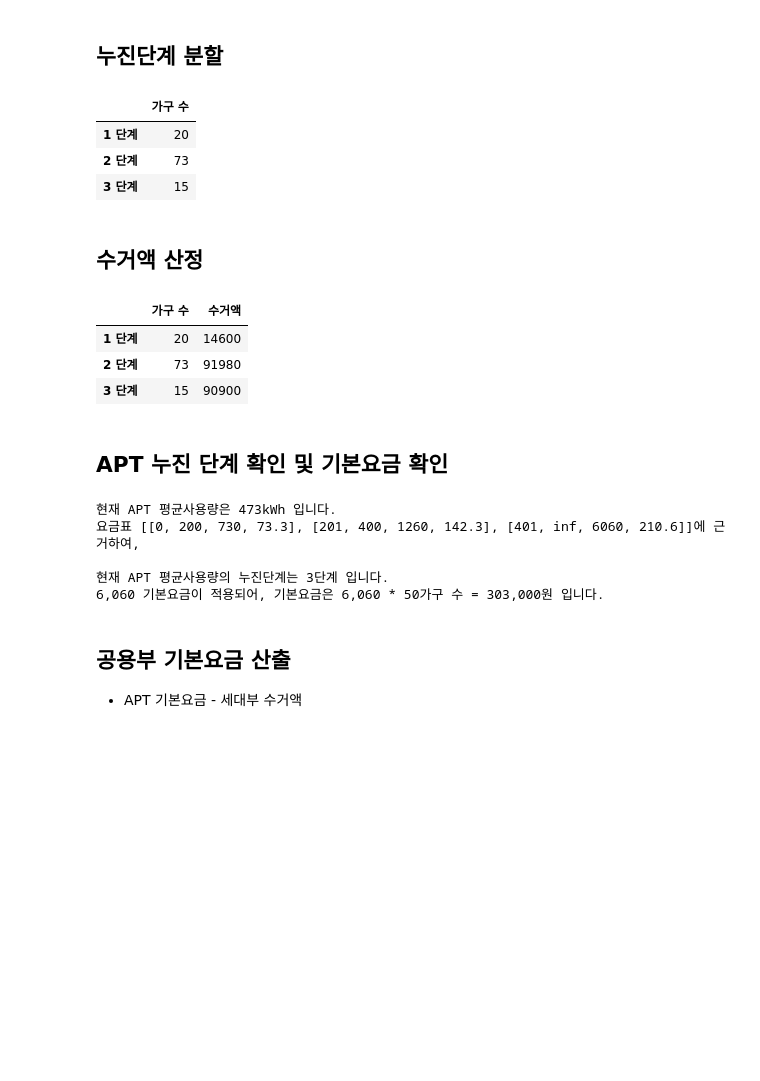
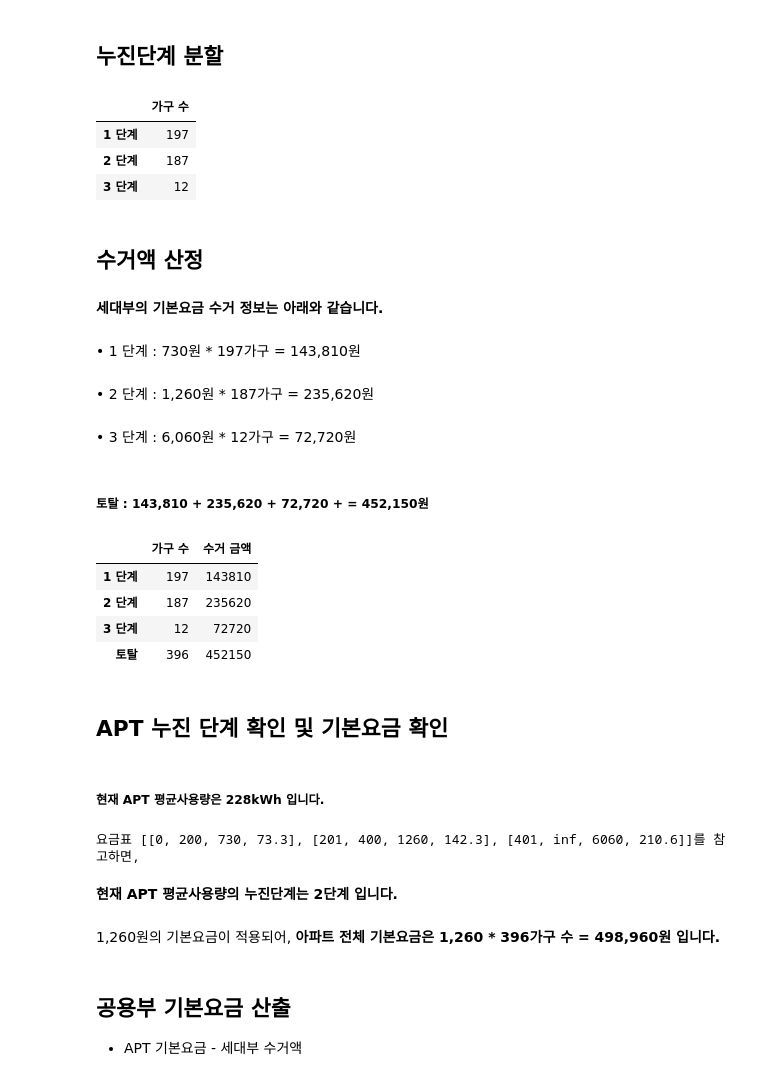
Before and after one commit to formegusto/what-is-public-fee, a Jupyter notebook: 공용부 예측 시뮬레이션 (보고서 쓸 때, 사용할 거).ipynb, the cells around one changed output. Cells and saved outputs as stored; diff of their text form; code cells hidden in the pictures; blank space fills up the shorter version.

Commit message:
update : 기본요금 작성 완료

```diff
--- a/공용부 예측 시뮬레이션 (보고서 쓸 때, 사용할 거).ipynb
+++ b/공용부 예측 시뮬레이션 (보고서 쓸 때, 사용할 거).ipynb
@@ -26,7 +23,7 @@ from src import crs
 from IPython.display import clear_output, Markdown, display
 # %%
 # 1. load_excel
-data_path = "data/apt_1.xlsx"
+data_path = "data/apt_all.xlsx"
 xlsx = pd.read_excel(data_path, header=None,
                      skiprows=2, engine="openpyxl")
 # %%
@@ -54,3 +53,13 @@ _m = m.copy()
 # %% [markdown]
 # 초기 정보 셋팅
 - 월, 공용부 차지 percentage
+# %%
+with open("test_data.json", "r") as f:
+    test_data_info = json.load(f, encoding='utf8')
+
+PUBLIC_PERCENTAGE = test_data_info['공용부 percentage']
+_month = test_data_info['월']
+h_cols = test_data_info['가구구성']
+# %%
+_m = _m[h_cols]
+_m[_m.columns[:10]].head()
@@ -57,6 +74,4 @@ _m = m.copy()
 # %%
-_month = 1
-
 month_df = pd.DataFrame(_m.loc[_month])
 month_df.reset_index(inplace=True)
 
@@ -64,7 +79,6 @@ month_df.columns = ['name', 'usage (kWh)']
 
 households_kWh = month_df['usage (kWh)'].sum()
 households_count = len(month_df)
-PUBLIC_PERCENTAGE = 30
 APT = round((households_kWh * 100) / (100 - PUBLIC_PERCENTAGE))
 
 APT_mean = round(APT / households_count)
@@ -129,35 +143,61 @@ for step, _f in enumerate(fee):
         count = len(month_df[month_df['usage (kWh)'] >= now_kWh])
         nugin_dist.loc['{} 단계'.format(step + 1)] = [count]
 
+
 nugin_dist.head()
 # %% [output]
 |  | 가구 수 |
-| 1 단계 | 20 |
-| 2 단계 | 73 |
-| 3 단계 | 15 |
+| 1 단계 | 197 |
+| 2 단계 | 187 |
+| 3 단계 | 12 |
 # %% [markdown]
 ## 수거액 산정
 # %%
 collect_basic = list()
 
 for step,count in enumerate(nugin_dist['가구 수'].values):
     basic = fee[step][2]
 
     collect_basic.append(basic * count)
 
-nugin_dist['수거액'] = collect_basic
+nugin_dist['수거 금액'] = collect_basic
+nugin_dist.loc['토탈'] = [nugin_dist['가구 수'].sum(), nugin_dist['수거 금액'].sum()]
+
+display(Markdown("**세대부의 기본요금 수거 정보는 아래와 같습니다.**"))
+# display(Markdown("**참고 요금표 : {}**".format(fee)))
+for idx, (name, row) in enumerate(nugin_dist.iterrows()):
+    if name != "토탈":
+        display(Markdown(
+            "• {} : {}원 * {}가구 = {}원<br/>".format(name,
+                                            format(fee[int(idx)][2], ","),
+                                           row['가구 수'],
+                                            format(row['수거 금액'], ","))
+        ))
+    else:
+        _ex = reduce(lambda acc,cur: acc + "{} + ".format(format(cur, ",")),
+                    nugin_dist['수거 금액'].values[:3], "")
+        display(Markdown(
+            "##### 토탈 : {} = {}원".format(_ex, format(row['수거 금액'], ","))
+        ))
+
 
 nugin_dist.head()
 # %% [output]
+**세대부의 기본요금 수거 정보는 아래와 같습니다.**
+• 1 단계 : 730원 * 197가구 = 143,810원<br/>
+• 2 단계 : 1,260원 * 187가구 = 235,620원<br/>
+• 3 단계 : 6,060원 * 12가구 = 72,720원<br/>
+##### 토탈 : 143,810 + 235,620 + 72,720 +  = 452,150원
-|  | 가구 수 | 수거액 |
-| 1 단계 | 20 | 14600 |
-| 2 단계 | 73 | 91980 |
-| 3 단계 | 15 | 90900 |
+|  | 가구 수 | 수거 금액 |
+| 1 단계 | 197 | 143810 |
+| 2 단계 | 187 | 235620 |
+| 3 단계 | 12 | 72720 |
+| 토탈 | 396 | 452150 |
 # %% [markdown]
 ## APT 누진 단계 확인 및 기본요금 확인
 # %%
-print("현재 APT 평균사용량은 {}kWh 입니다.".format(APT_mean))
-print("요금표 {}에 근거하여,".format(fee))
+display(Markdown("##### 현재 APT 평균사용량은 {}kWh 입니다.".format(APT_mean)))
+print("요금표 {}를 참고하면,".format(fee))
 
 for step, _f in enumerate(fee):
     if APT_mean < _f[1]:
@@ -165,19 +205,18 @@ for step, _f in enumerate(fee):
         apt_basic = _f[2] * households_count
         break
 
-print("\n현재 APT 평균사용량의 누진단계는 {}단계 입니다.".format(apt_step + 1))
-print("{} 기본요금이 적용되어, 기본요금은 {} * {}가구 수 = {}원 입니다.".format(
+display(Markdown("**현재 APT 평균사용량의 누진단계는 {}단계 입니다.**".format(apt_step + 1)))
+display(Markdown("{}원의 기본요금이 적용되어, **아파트 전체 기본요금은 {} * {}가구 수 = {}원 입니다.**".format(
     format(fee[apt_step][2], ","),
     format(fee[apt_step][2], ","),
     households_count,
     format(apt_basic, ",")
-))
+)))
 # %% [output]
+##### 현재 APT 평균사용량은 228kWh 입니다.
-현재 APT 평균사용량은 473kWh 입니다.
-요금표 [[0, 200, 730, 73.3], [201, 400, 1260, 142.3], [401, inf, 6060, 210.6]]에 근거하여,
-
-현재 APT 평균사용량의 누진단계는 3단계 입니다.
-6,060 기본요금이 적용되어, 기본요금은 6,060 * 50가구 수 = 303,000원 입니다.
+요금표 [[0, 200, 730, 73.3], [201, 400, 1260, 142.3], [401, inf, 6060, 210.6]]를 참고하면,
+**현재 APT 평균사용량의 누진단계는 2단계 입니다.**
+1,260원의 기본요금이 적용되어, **아파트 전체 기본요금은 1,260 * 396가구 수 = 498,960원 입니다.**
 # %% [markdown]
 ## 공용부 기본요금 산출
 - APT 기본요금 - 세대부 수거액
```
Also changed, not shown: parts of 18 cells of this notebook, 2 other files.
